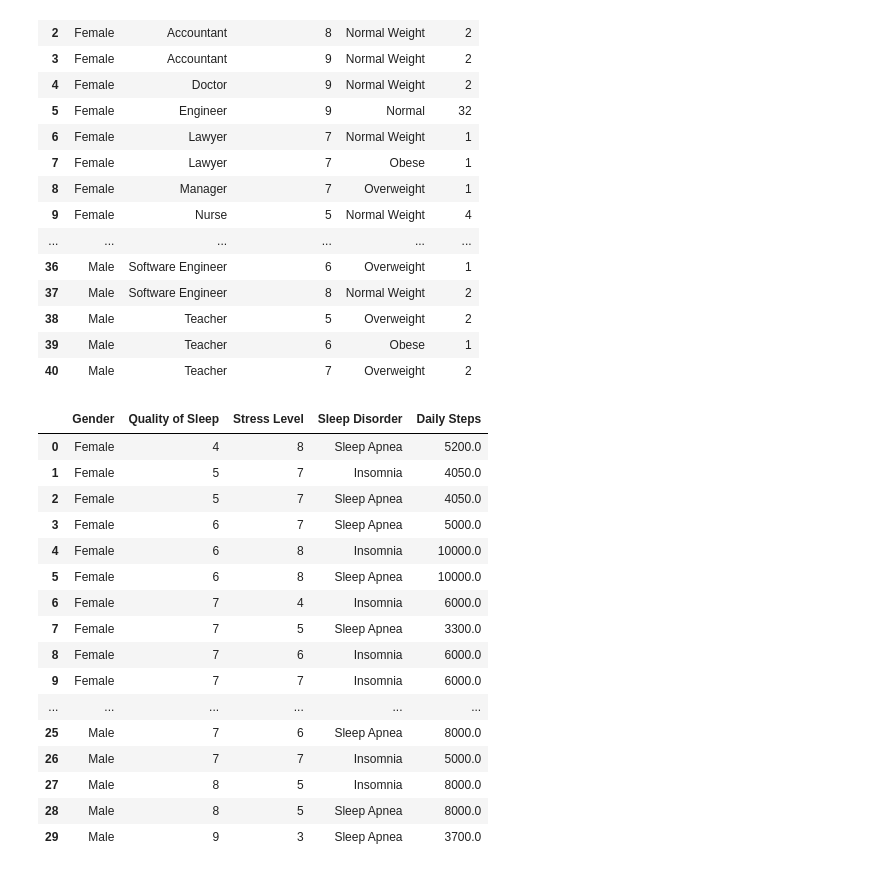
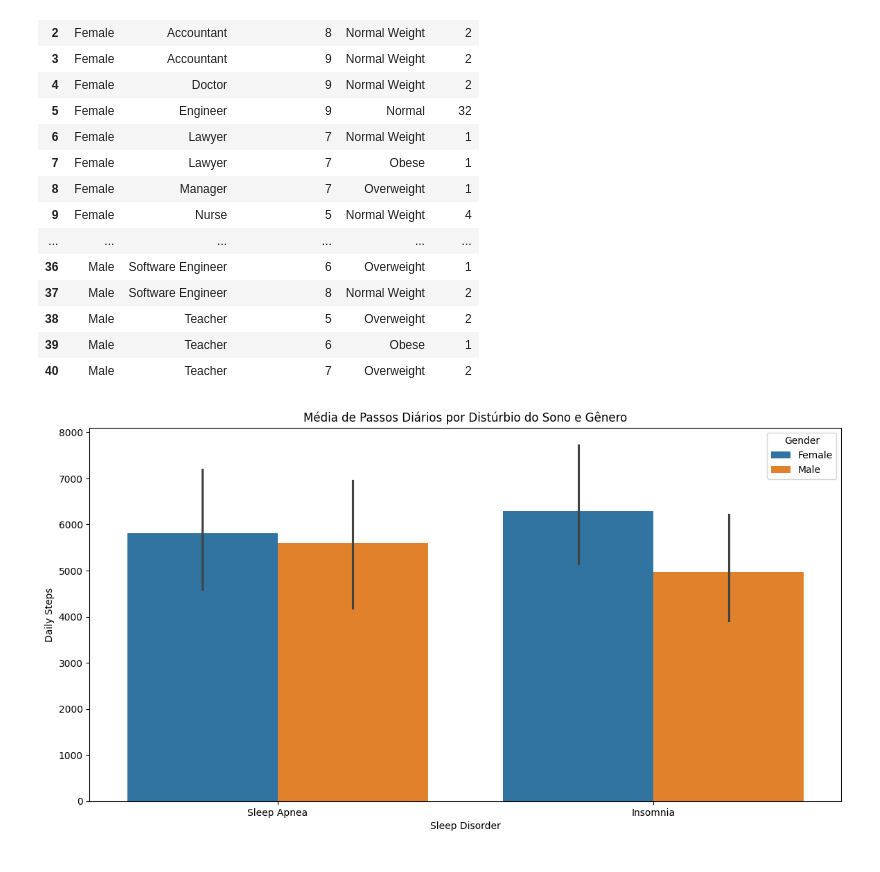
Before and after one commit to enzobanin/AnaliseDeDados, a Jupyter notebook: sonoEstiloDeVida.ipynb, the cells around one changed output. Drawn from its saved outputs; the diff is of its cells as text; code cells hidden in the pictures.

Commit message:
Adicionando gráfico de barras da média de passos diários por distúrbio do sono e gênero

```diff
--- a/sonoEstiloDeVida.ipynb
+++ b/sonoEstiloDeVida.ipynb
@@ -206,23 +206,12 @@ df.groupby(["Gender", "Occupation", "Quality of Sleep"])["BMI Category"].value_c
 | 39 | Male | Teacher | 6 | Obese | 1 |
 | 40 | Male | Teacher | 7 | Overweight | 2 |
 # %%
-df.groupby(["Gender", "Quality of Sleep", "Stress Level", "Sleep Disorder"])["Daily Steps"].mean().reset_index().round(0)
+resultado = df.groupby(["Gender", "Quality of Sleep", "Stress Level", "Sleep Disorder"])["Daily Steps"].mean().reset_index().round(0)
 # round(0) e reset_index adicionados por Luiz para melhorar a formatação
+
+plt.figure(figsize=(14, 7))
+sns.barplot(data=resultado, x="Sleep Disorder", y="Daily Steps", hue="Gender")
+plt.title("Média de Passos Diários por Distúrbio do Sono e Gênero")
+plt.show()
 # %% [output]
-|  | Gender | Quality of Sleep | Stress Level | Sleep Disorder | Daily Steps |
-| 0 | Female | 4 | 8 | Sleep Apnea | 5200.0 |
-| 1 | Female | 5 | 7 | Insomnia | 4050.0 |
-| 2 | Female | 5 | 7 | Sleep Apnea | 4050.0 |
-| 3 | Female | 6 | 7 | Sleep Apnea | 5000.0 |
-| 4 | Female | 6 | 8 | Insomnia | 10000.0 |
-| 5 | Female | 6 | 8 | Sleep Apnea | 10000.0 |
-| 6 | Female | 7 | 4 | Insomnia | 6000.0 |
-| 7 | Female | 7 | 5 | Sleep Apnea | 3300.0 |
-| 8 | Female | 7 | 6 | Insomnia | 6000.0 |
-| 9 | Female | 7 | 7 | Insomnia | 6000.0 |
-| ... | ... | ... | ... | ... | ... |
-| 25 | Male | 7 | 6 | Sleep Apnea | 8000.0 |
-| 26 | Male | 7 | 7 | Insomnia | 5000.0 |
-| 27 | Male | 8 | 5 | Insomnia | 8000.0 |
-| 28 | Male | 8 | 5 | Sleep Apnea | 8000.0 |
-| 29 | Male | 9 | 3 | Sleep Apnea | 3700.0 |
+[figure, added]
```
